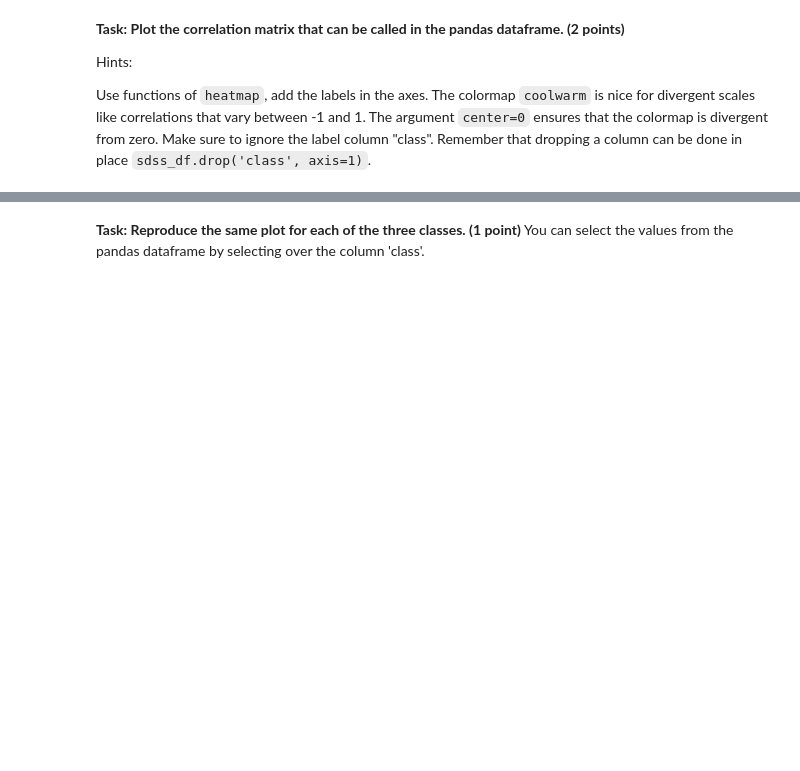
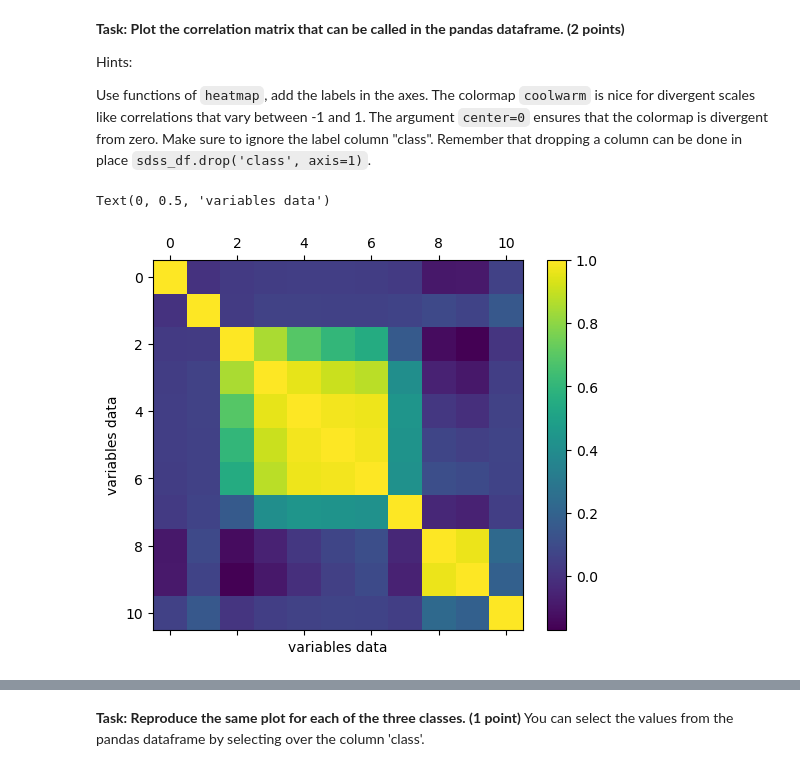
Before and after one commit to UW-ESS-DS/MLGeo2022_velgueta, a Jupyter notebook: Homework7/homework7.ipynb, the cells around one changed output, grey strips where cells are left out. Saved outputs shown, nothing was run; the diff lists cells and outputs as text; code cells hidden in the pictures; blank space fills up the shorter version.

```diff
--- a/Homework7/homework7.ipynb
+++ b/Homework7/homework7.ipynb
@@ -193,13 +194,13 @@ Name: class, dtype: int64
 # %% [markdown]
 The classes are "GALAXY", "STAR", and "QSO" (quasars). They are defined as strings, but we will convert them to integer in order to apply a loss function on the class labels during training. For this, we use the ``sklearn.preprocessing.LabelEncoder()`` function. We will do so and modify the classes in the dataframe. We should keep a copy of the original data frame to be safe.
 # %%
-sdss_df_save = sdss_df # make a copy of the original data before cleaning it. That works well when the data is small.
+sdss_df_save = Data # make a copy of the original data before cleaning it. That works well when the data is small.
 
 # encode class labels to integers
 from sklearn.preprocessing import LabelEncoder
 le = LabelEncoder()
-y_encoded = le.fit_transform(sdss_df['class'])
-sdss_df['class'] = y_encoded
+y_encoded = le.fit_transform(Data['class'])
+Data['class'] = y_encoded
 #  GALAXY = 0
 # STAR = 1
 # QSO = 2
@@ -218,0 +216,18 @@ Use functions of ``heatmap``, add the labels in the axes. The colormap ``coolwar
+# %%
+# answer
+import seaborn as sns
+
+corrdata=Data.drop('class', axis=1).corr(method='pearson',numeric_only=True)
+#fig=plt.matshow(corrdata)
+#fig.colorbar()
+
+plt.show()
+fig=plt.figure()
+axx=fig.add_subplot(111)
+barc=axx.matshow(corrdata)
+fig.colorbar(barc)
+plt.xlabel("variables data")
+plt.ylabel("variables data")
+# %% [output]
+Text(0, 0.5, 'variables data')
+[figure, added]
```
Also changed, not shown: parts of 11 cells of this notebook.
